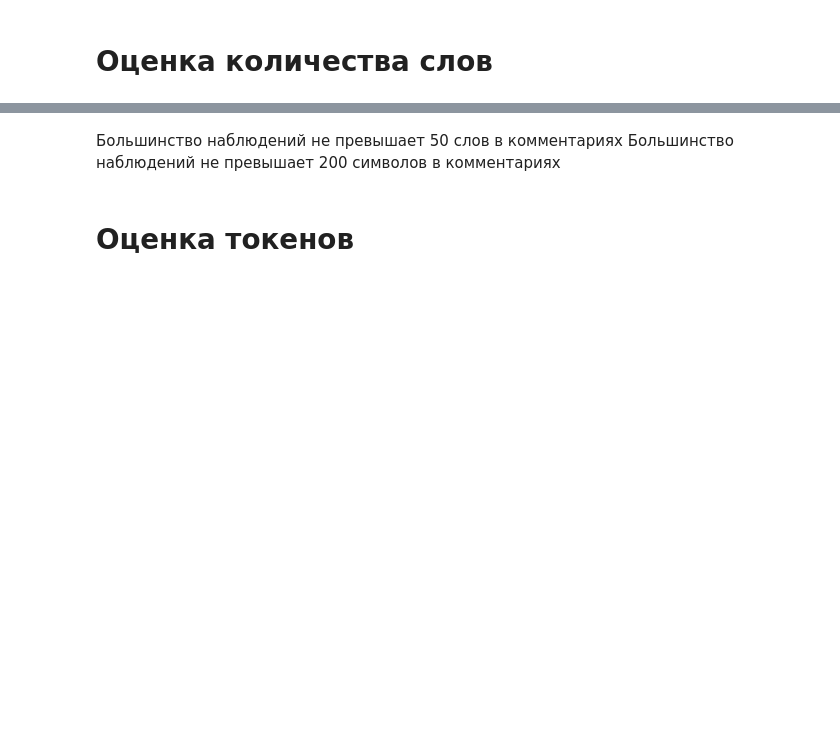
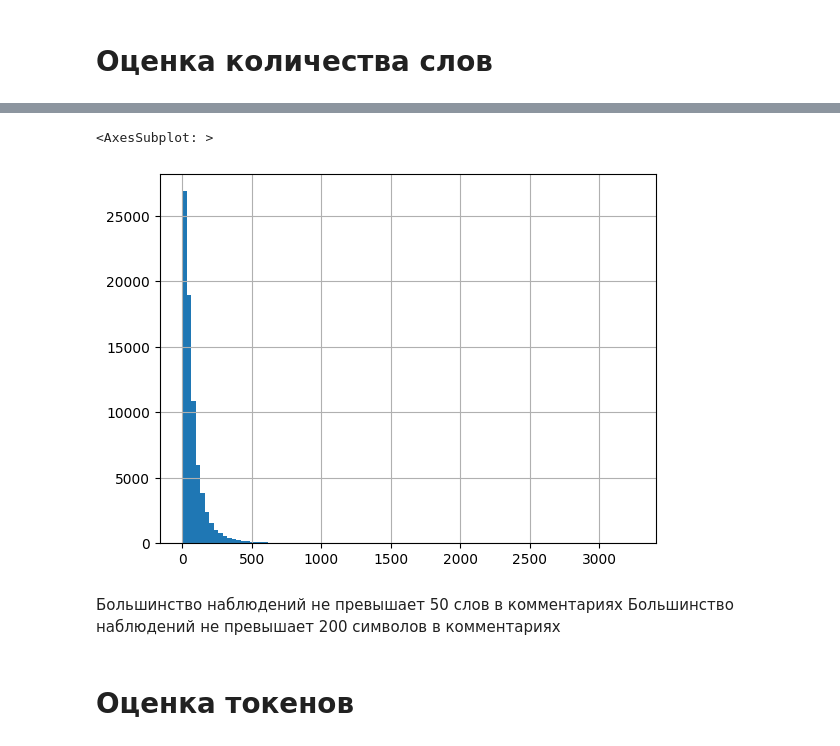
Before and after one commit to Tricar5/dm_corean, a Jupyter notebook: notebooks/11_nlp/text_preprocessing.ipynb, the cells around one changed output, grey strips where cells are left out. Cells and saved outputs as stored; diff of their text form; code cells hidden in the pictures; blank space fills up the shorter version.

```diff
--- a/notebooks/11_nlp/text_preprocessing.ipynb
+++ b/notebooks/11_nlp/text_preprocessing.ipynb
@@ -145,5 +201,8 @@ comments['sym_count'].describe()
 # %%
-comments['sym_count'].hist(bins=100)
+comments['lem_sym_count'].hist(bins=100)
+# %% [output]
+<AxesSubplot: >
+[figure, added]
 # %% [markdown]
 Большинство наблюдений не превышает 50 слов в комментариях
 Большинство наблюдений не превышает 200 символов в комментариях
```
Also changed, not shown: parts of 22 cells of this notebook, 8 other files.
